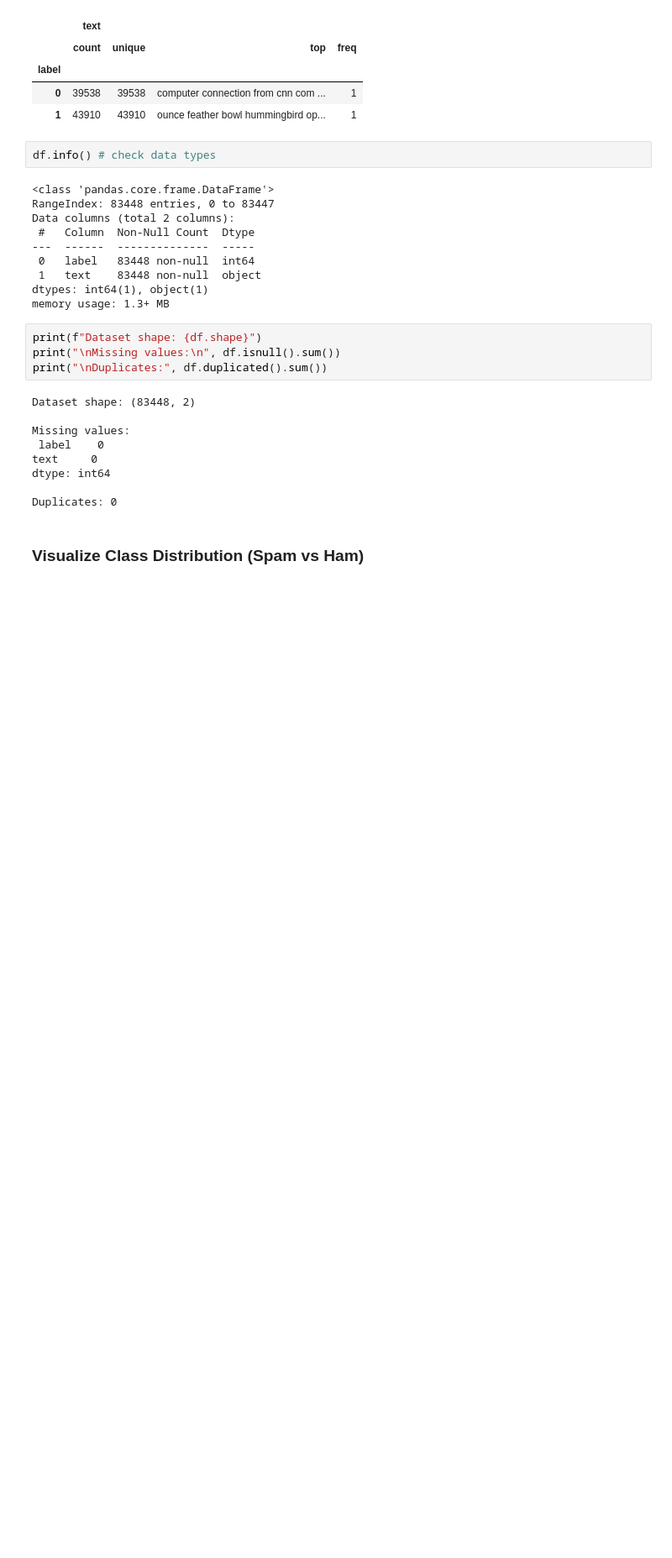
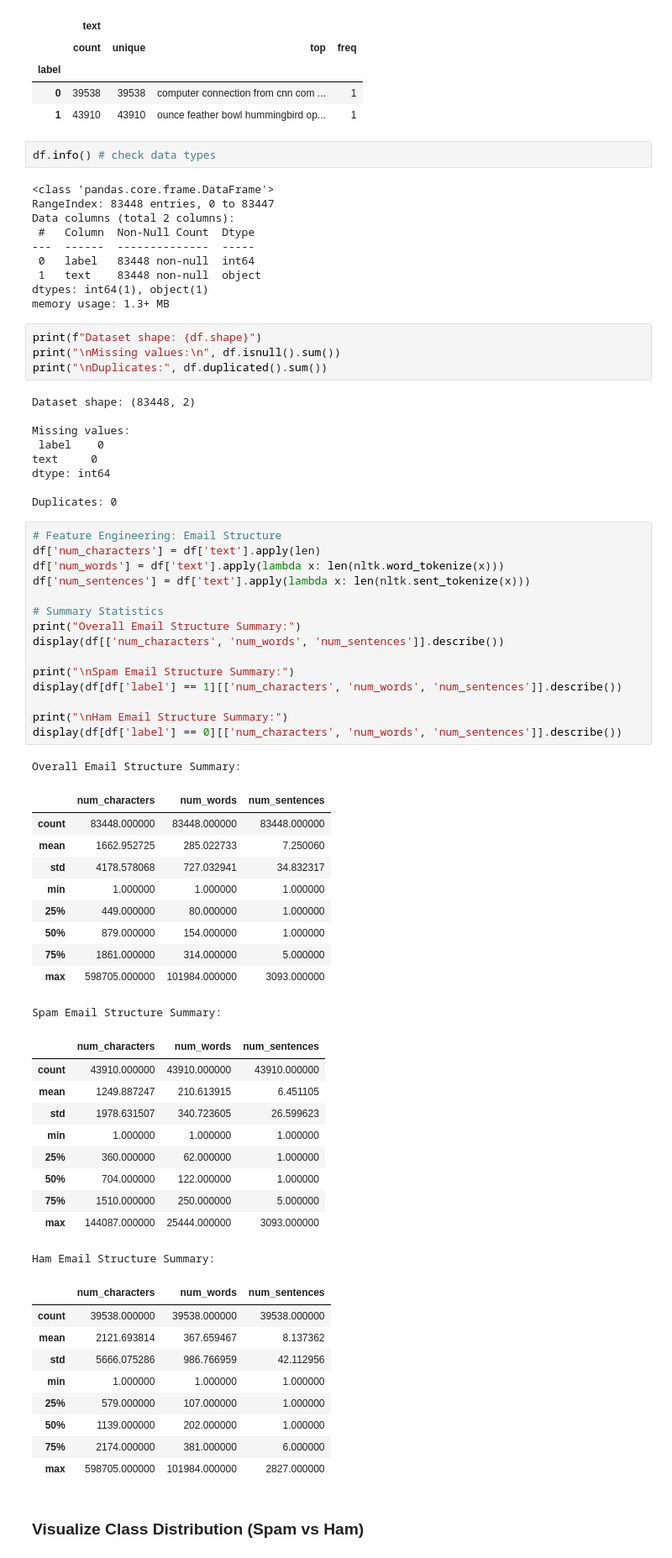
Before and after one commit to dina0422/spam-email-classification, a Jupyter notebook: email-spam.ipynb, the cells around one changed output. Shown at 84% size. Drawn from its saved outputs; the diff is of its cells as text; blank space fills up the shorter version.

```diff
--- a/email-spam.ipynb
+++ b/email-spam.ipynb
@@ -71,6 +81,52 @@ text     0
 dtype: int64
 
 Duplicates: 0
+# %%
+# Feature Engineering: Email Structure
+df['num_characters'] = df['text'].apply(len)
+df['num_words'] = df['text'].apply(lambda x: len(nltk.word_tokenize(x)))
+df['num_sentences'] = df['text'].apply(lambda x: len(nltk.sent_tokenize(x)))
+
+# Summary Statistics
+print("Overall Email Structure Summary:")
+display(df[['num_characters', 'num_words', 'num_sentences']].describe())
+
+print("\nSpam Email Structure Summary:")
+display(df[df['label'] == 1][['num_characters', 'num_words', 'num_sentences']].describe())
+
+print("\nHam Email Structure Summary:")
+display(df[df['label'] == 0][['num_characters', 'num_words', 'num_sentences']].describe())
+# %% [output]
+Overall Email Structure Summary:
+|  | num_characters | num_words | num_sentences |
+| count | 83448.000000 | 83448.000000 | 83448.000000 |
+| mean | 1662.952725 | 285.022733 | 7.250060 |
+| std | 4178.578068 | 727.032941 | 34.832317 |
+| min | 1.000000 | 1.000000 | 1.000000 |
+| 25% | 449.000000 | 80.000000 | 1.000000 |
+| 50% | 879.000000 | 154.000000 | 1.000000 |
+| 75% | 1861.000000 | 314.000000 | 5.000000 |
+| max | 598705.000000 | 101984.000000 | 3093.000000 |
+Spam Email Structure Summary:
+|  | num_characters | num_words | num_sentences |
+| count | 43910.000000 | 43910.000000 | 43910.000000 |
+| mean | 1249.887247 | 210.613915 | 6.451105 |
+| std | 1978.631507 | 340.723605 | 26.599623 |
+| min | 1.000000 | 1.000000 | 1.000000 |
+| 25% | 360.000000 | 62.000000 | 1.000000 |
+| 50% | 704.000000 | 122.000000 | 1.000000 |
+| 75% | 1510.000000 | 250.000000 | 5.000000 |
+| max | 144087.000000 | 25444.000000 | 3093.000000 |
+Ham Email Structure Summary:
+|  | num_characters | num_words | num_sentences |
+| count | 39538.000000 | 39538.000000 | 39538.000000 |
+| mean | 2121.693814 | 367.659467 | 8.137362 |
+| std | 5666.075286 | 986.766959 | 42.112956 |
+| min | 1.000000 | 1.000000 | 1.000000 |
+| 25% | 579.000000 | 107.000000 | 1.000000 |
+| 50% | 1139.000000 | 202.000000 | 1.000000 |
+| 75% | 2174.000000 | 381.000000 | 6.000000 |
+| max | 598705.000000 | 101984.000000 | 2827.000000 |
 # %% [markdown]
 ### Visualize Class Distribution (Spam vs Ham)
 # %%
```
Also changed, not shown: parts of 13 cells of this notebook, 2 other files.
